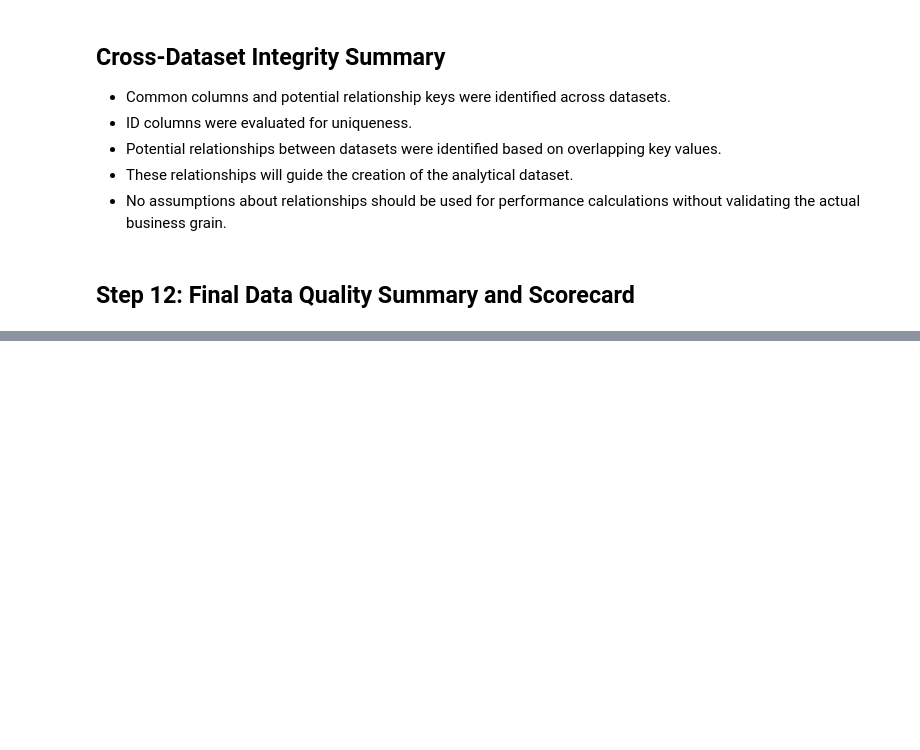
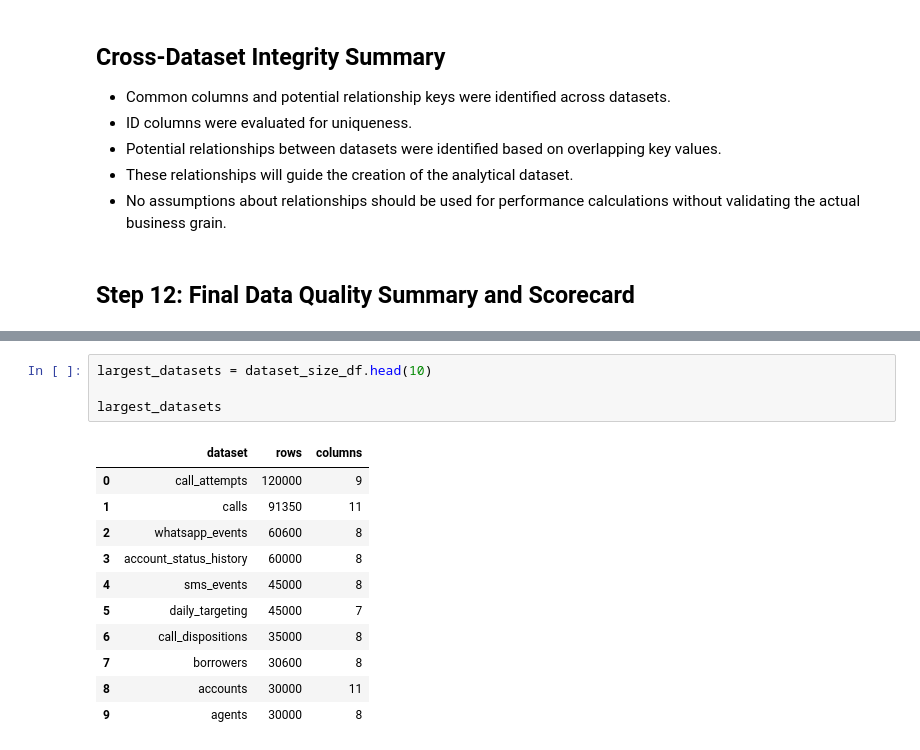
Before and after one commit to Rohit3435/Data_Analyst_Assignment, a Jupyter notebook: Data_Analyst_Project.ipynb, the cells around one changed output, grey strips where cells are left out. Saved outputs shown, nothing was run; the diff lists cells and outputs as text; blank space fills up the shorter version.

```diff
--- a/Data_Analyst_Project.ipynb
+++ b/Data_Analyst_Project.ipynb
@@ -1750,0 +1964,16 @@ output/data_quality
+# %%
+largest_datasets = dataset_size_df.head(10)
+
+largest_datasets
+# %% [output]
+|  | dataset | rows | columns |
+| 0 | call_attempts | 120000 | 9 |
+| 1 | calls | 91350 | 11 |
+| 2 | whatsapp_events | 60600 | 8 |
+| 3 | account_status_history | 60000 | 8 |
+| 4 | sms_events | 45000 | 8 |
+| 5 | daily_targeting | 45000 | 7 |
+| 6 | call_dispositions | 35000 | 8 |
+| 7 | borrowers | 30600 | 8 |
+| 8 | accounts | 30000 | 11 |
+| 9 | agents | 30000 | 8 |
```
Also changed, not shown: parts of 21 cells of this notebook, 3 other files.
